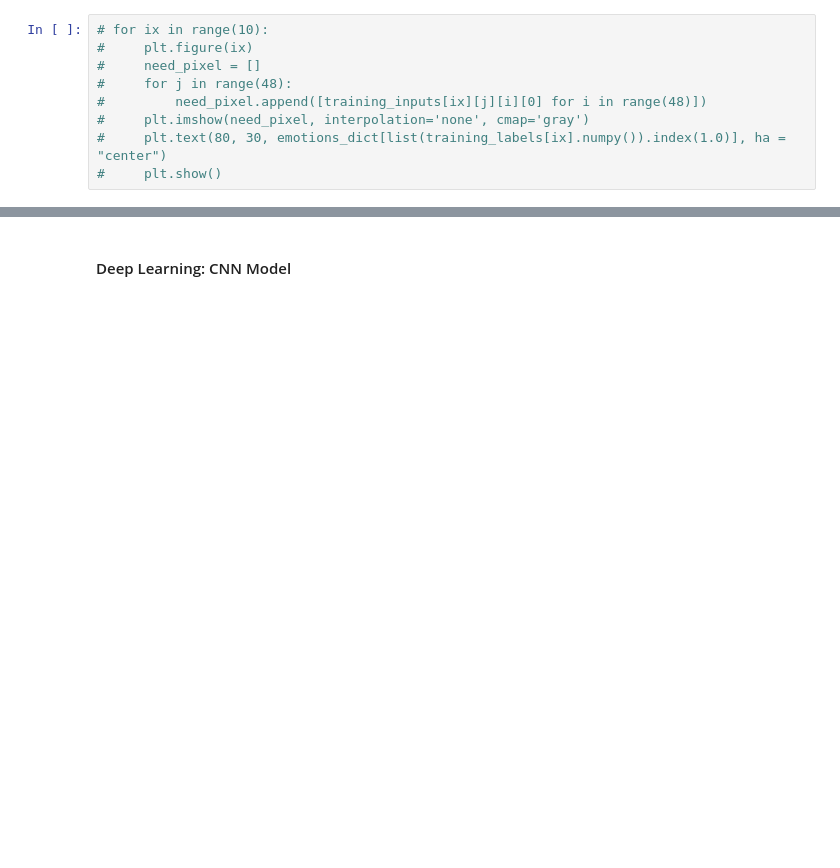
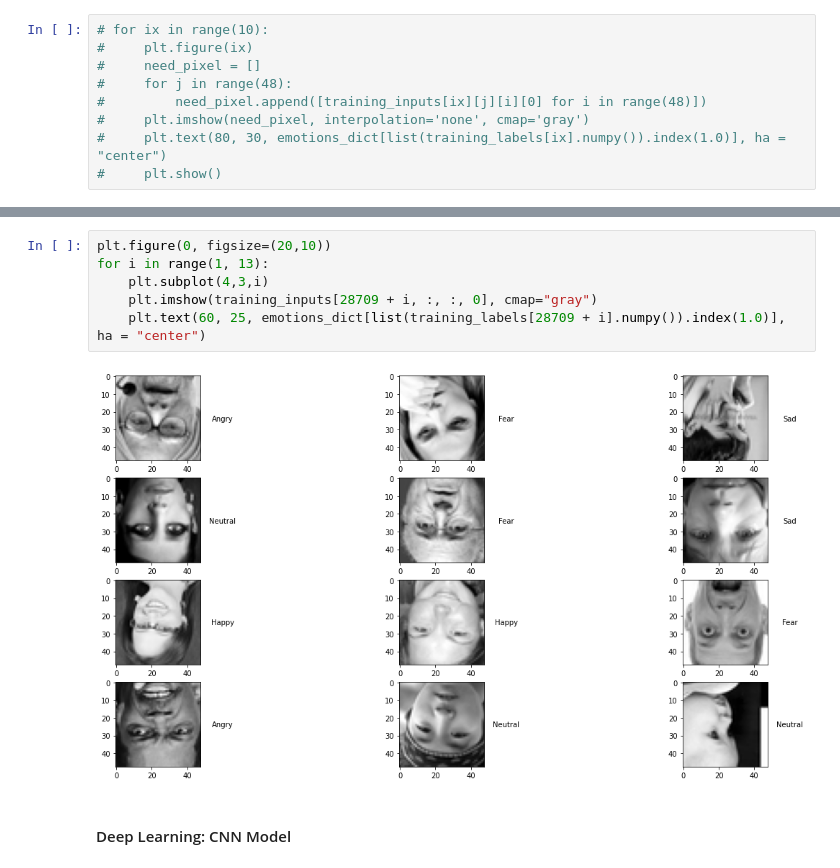
Before and after one commit to bwang98/CSCI2470_Final_Project, a Jupyter notebook: csci2470_project.ipynb, the cells around one changed output, grey strips where cells are left out. Cells and saved outputs as stored; diff of their text form; blank space fills up the shorter version.

```diff
--- a/csci2470_project.ipynb
+++ b/csci2470_project.ipynb
@@ -89,3 +154,11 @@ for i in range(1, 26):
+# %%
+plt.figure(0, figsize=(20,10))
+for i in range(1, 13):
+    plt.subplot(4,3,i)
+    plt.imshow(training_inputs[28709 + i, :, :, 0], cmap="gray")
+    plt.text(60, 25, emotions_dict[list(training_labels[28709 + i].numpy()).index(1.0)], ha = "center")
+# %% [output]
+[figure, added]
 # %% [markdown]
 #### Deep Learning: CNN Model
 # %%
```
Also changed, not shown: parts of 33 cells of this notebook.
